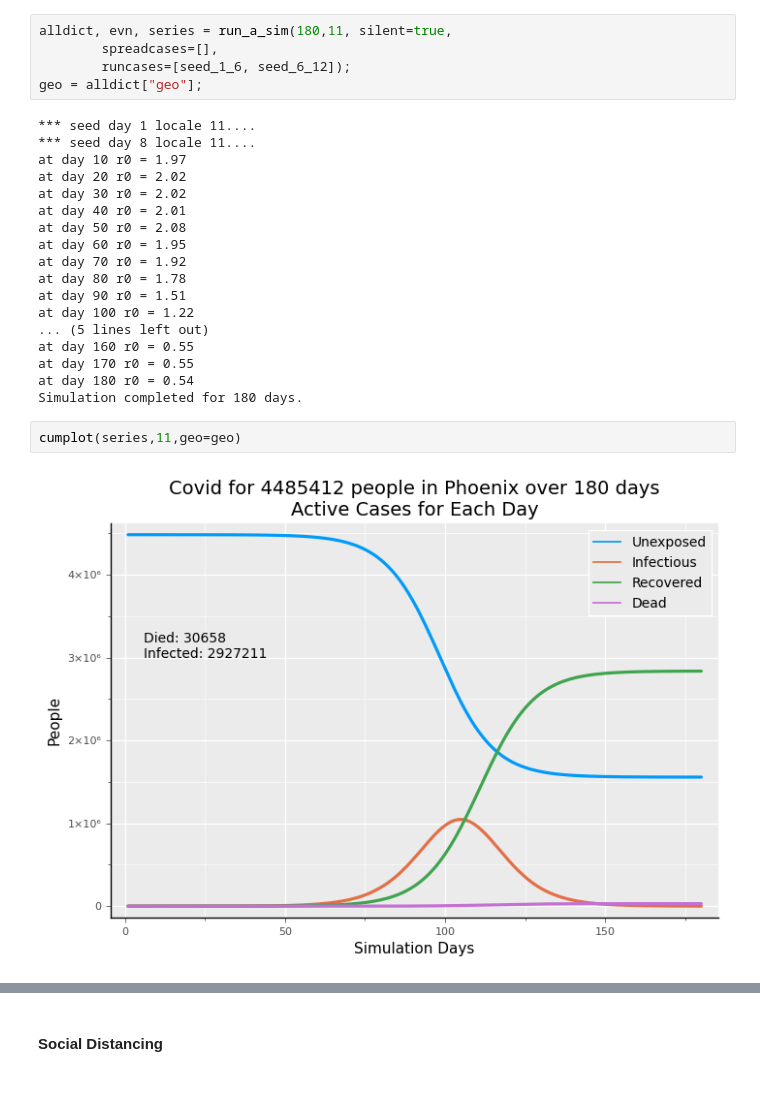
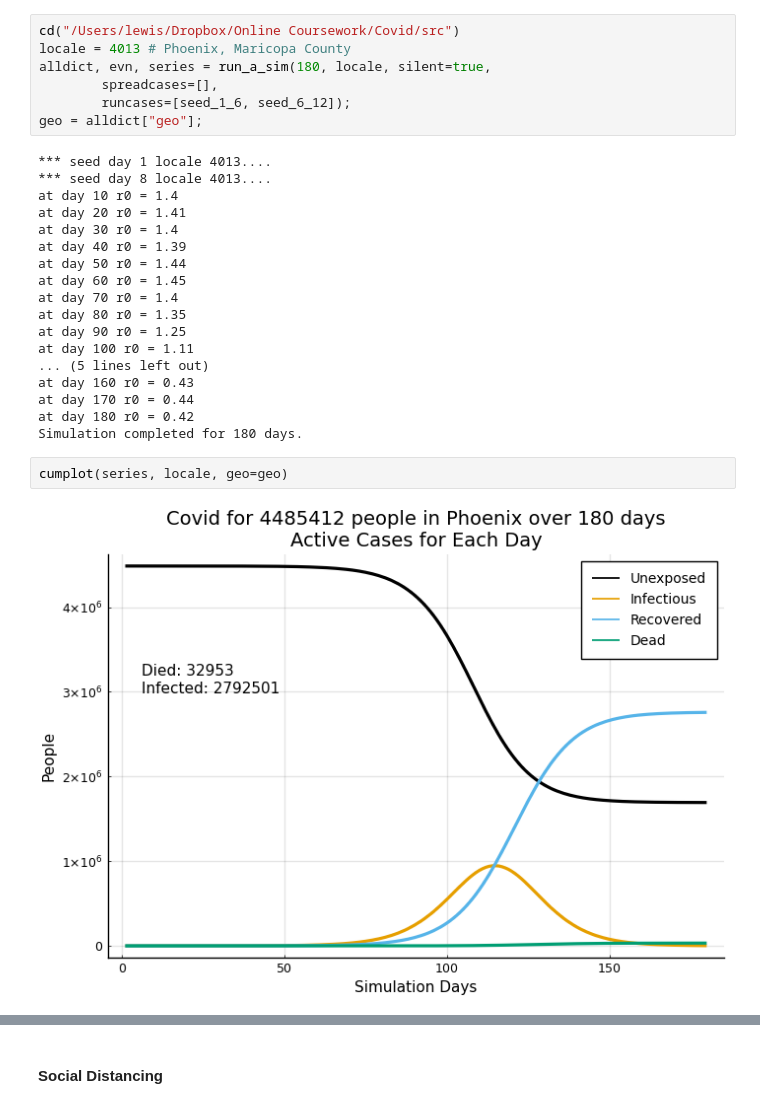
Before and after one commit to lewisl/CovidSim, a Jupyter notebook: reports/report 1/report 1 no writeup.ipynb, the cells around one changed output, grey strips where cells are left out. Saved outputs shown, nothing was run; the diff lists cells and outputs as text.

```diff
--- a/reports/report 1/report 1 no writeup.ipynb
+++ b/reports/report 1/report 1 no writeup.ipynb
@@ -8,28 +11,30 @@ seed_6_12 = seed_case_gen(8, [0,6,6,0,0], 5, nil, agegrps)
 # %%
-alldict, evn, series = run_a_sim(180,11, silent=true,
+cd("/Users/lewis/Dropbox/Online Coursework/Covid/src")
+locale = 4013 # Phoenix, Maricopa County
+alldict, evn, series = run_a_sim(180, locale, silent=true,
         spreadcases=[],
         runcases=[seed_1_6, seed_6_12]);
 geo = alldict["geo"];
 # %% [output]
-*** seed day 1 locale 11....
-*** seed day 8 locale 11....
-at day 10 r0 = 1.97
-at day 20 r0 = 2.02
-at day 30 r0 = 2.02
-at day 40 r0 = 2.01
-at day 50 r0 = 2.08
-at day 60 r0 = 1.95
-at day 70 r0 = 1.92
-at day 80 r0 = 1.78
-at day 90 r0 = 1.51
-at day 100 r0 = 1.22
+*** seed day 1 locale 4013....
+*** seed day 8 locale 4013....
+at day 10 r0 = 1.4
+at day 20 r0 = 1.41
+at day 30 r0 = 1.4
+at day 40 r0 = 1.39
+at day 50 r0 = 1.44
+at day 60 r0 = 1.45
+at day 70 r0 = 1.4
+at day 80 r0 = 1.35
+at day 90 r0 = 1.25
+at day 100 r0 = 1.11
 ... (5 lines left out)
-at day 160 r0 = 0.55
-at day 170 r0 = 0.55
-at day 180 r0 = 0.54
+at day 160 r0 = 0.43
+at day 170 r0 = 0.44
+at day 180 r0 = 0.42
 Simulation completed for 180 days.
 # %%
-cumplot(series,11,geo=geo)
+cumplot(series, locale, geo=geo)
 # %% [output]
-[figure, old version]
+[figure, new version]
 # %%
```
Also changed, not shown: parts of 17 cells of this notebook, 12 other files.
